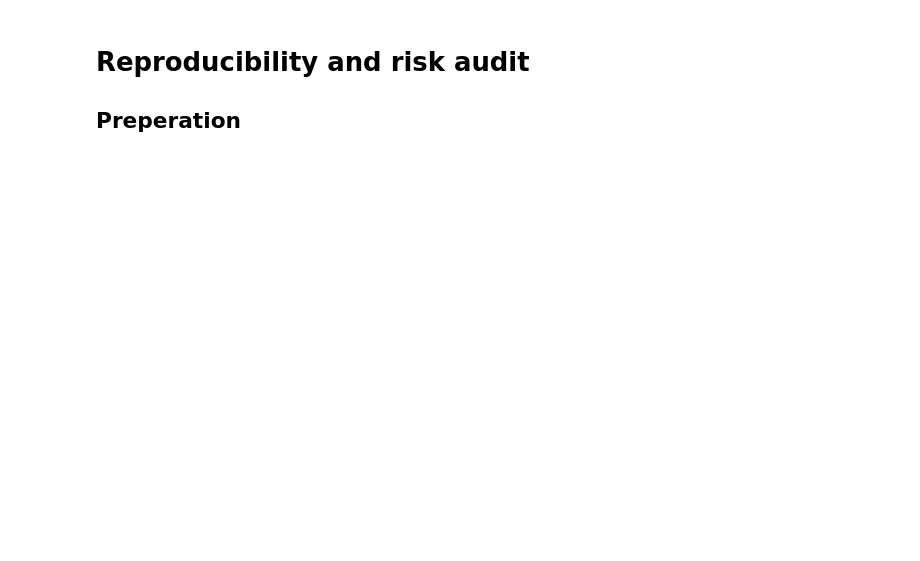
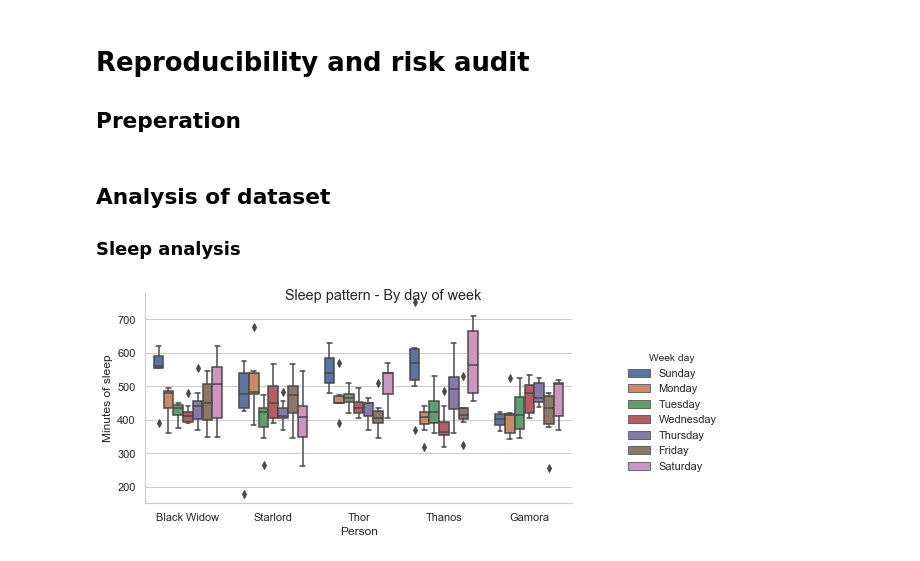
Before and after one commit to Lhogeshwaran/DSP_AT3, a Jupyter notebook: 13313491_AT3.ipynb, the cells around one changed output. Cells and saved outputs as stored; diff of their text form; code cells hidden in the pictures; blank space fills up the shorter version.

```diff
--- a/13313491_AT3.ipynb
+++ b/13313491_AT3.ipynb
@@ -68 +72,16 @@ df['Day'] = df['Day'].astype(CategoricalDtype(categories=cats_day, ordered=True)
+# %% [markdown]
+## Analysis of dataset
+### Sleep analysis
+# %%
+# Visualize the sleep pattern of the participants by day of the week using the seaborn's box plot.
+
+sns.set(style='whitegrid')
+ax = sns.catplot(x='Person', y='Minutes of sleep'
+                , kind='box', hue='Day', legend=False
+                , data=df)
+ax.add_legend(title='Week day')
+ax.fig.suptitle('Sleep pattern - By day of week')
+ax.fig.set_size_inches(9.5, 3.5)
+# %% [output]
+[figure, added]
 # %%
```
Also changed, not shown: parts of 3 cells of this notebook.
